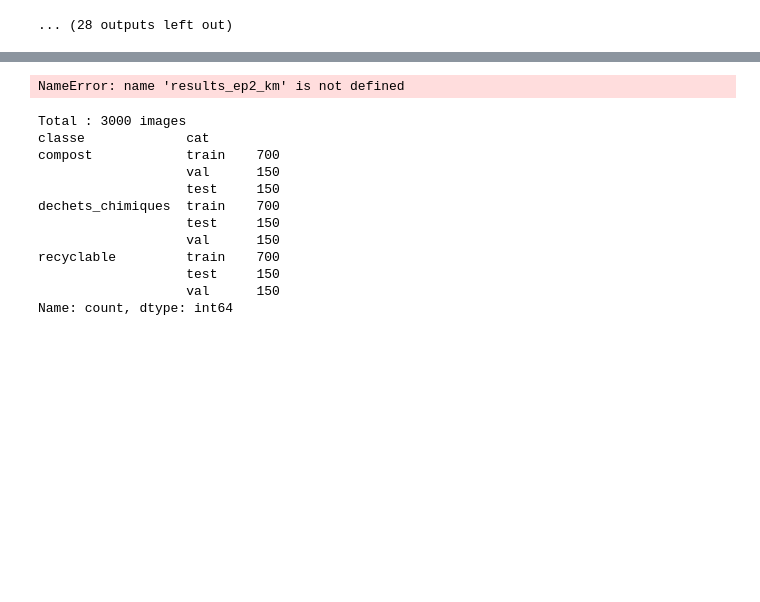
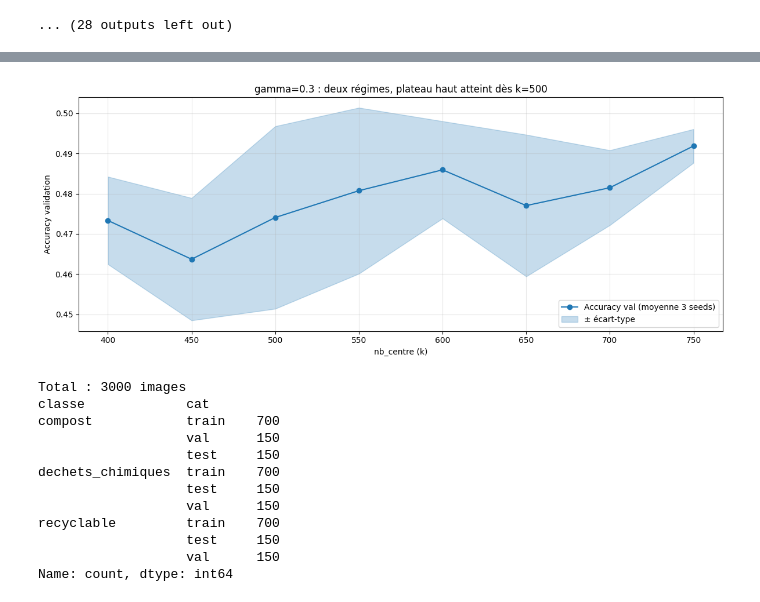
Before and after one commit to SamuelELbaz/Projet_Annuel_3IABD1_Lib_ML, a Jupyter notebook: rbf/code/py/recherches_rbf_ep2.ipynb, the cells around one changed output, grey strips where cells are left out. Saved outputs shown, nothing was run; the diff lists cells and outputs as text; code cells hidden in the pictures; blank space fills up the shorter version.

```diff
--- a/rbf/code/py/recherches_rbf_ep2.ipynb
+++ b/rbf/code/py/recherches_rbf_ep2.ipynb
@@ -607,24 +625,23 @@ k* = 700 | gamma* = 0.25 | acc = 0.5141
 # %%
-list_nb_centre = np.arange(400, 800, 50)
 centres = sorted(int(c) for c in list_nb_centre)
 
 accs_mean = np.array([results_ep2_km[(c, 0.25)]["accs_mean"][-1] for c in centres])
 accs_std  = np.array([results_ep2_km[(c, 0.25)]["accs_std"][-1]  for c in centres])
 
 plt.figure(figsize=(12, 5))
 
 # la courbe
 plt.plot(centres, accs_mean, "o-", color="tab:blue", label="Accuracy val (moyenne 3 seeds)")
 plt.fill_between(centres, accs_mean - accs_std, accs_mean + accs_std, color="tab:blue", alpha=0.25, label="± écart-type")
 
 plt.xticks(centres)
 plt.xlabel("nb_centre (k)"); plt.ylabel("Accuracy validation")
 plt.title("gamma=0.3 : deux régimes, plateau haut atteint dès k=500")
 plt.legend(loc="lower right"); plt.grid(alpha=0.3)
 plt.tight_layout()
 plt.show()
 # %% [output]
-NameError: name 'results_ep2_km' is not defined
+[figure, added]
 # %%
 # CONFIG
 IMG_SIZE   = 24
```
Also changed, not shown: parts of 9 cells of this notebook, 1 other file.
